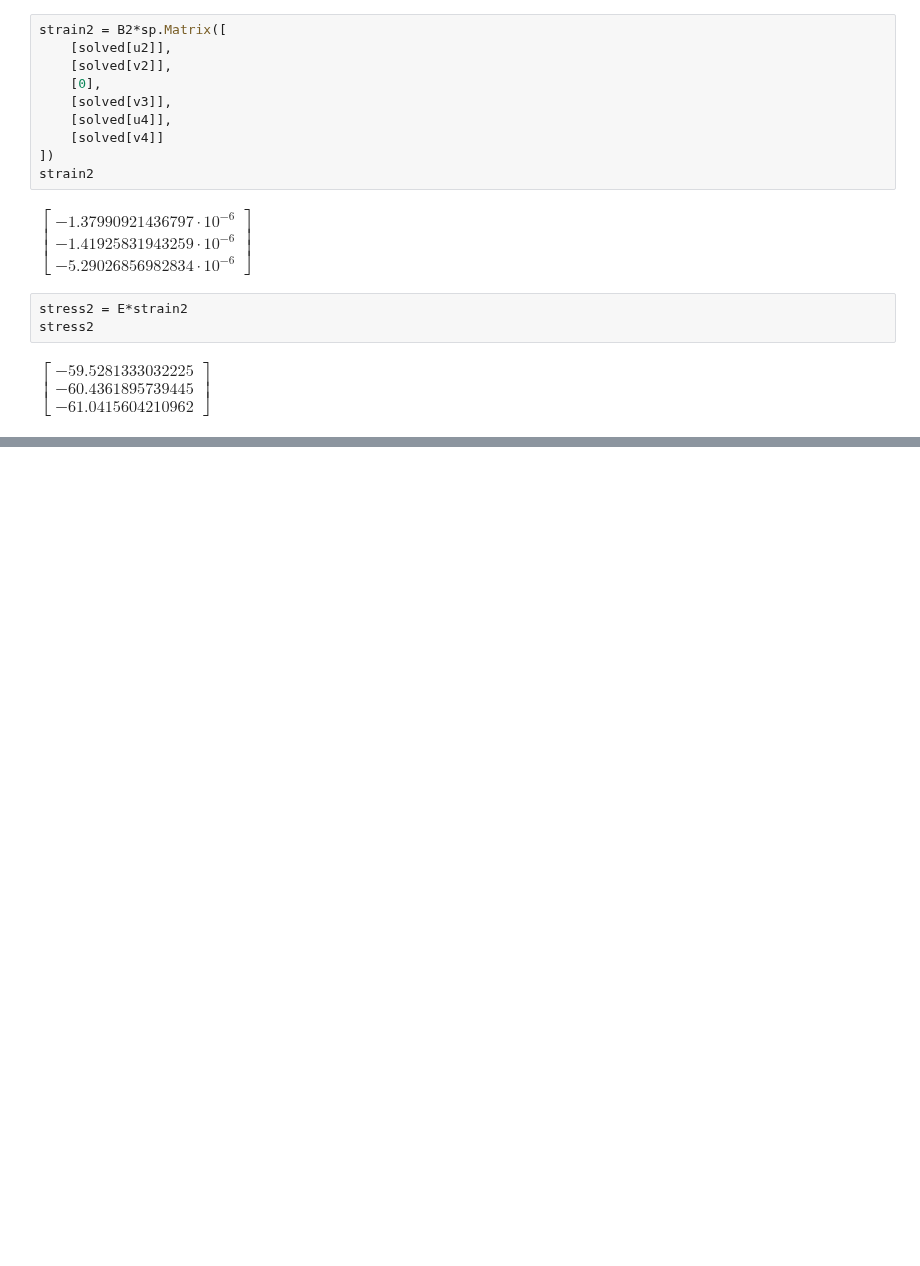
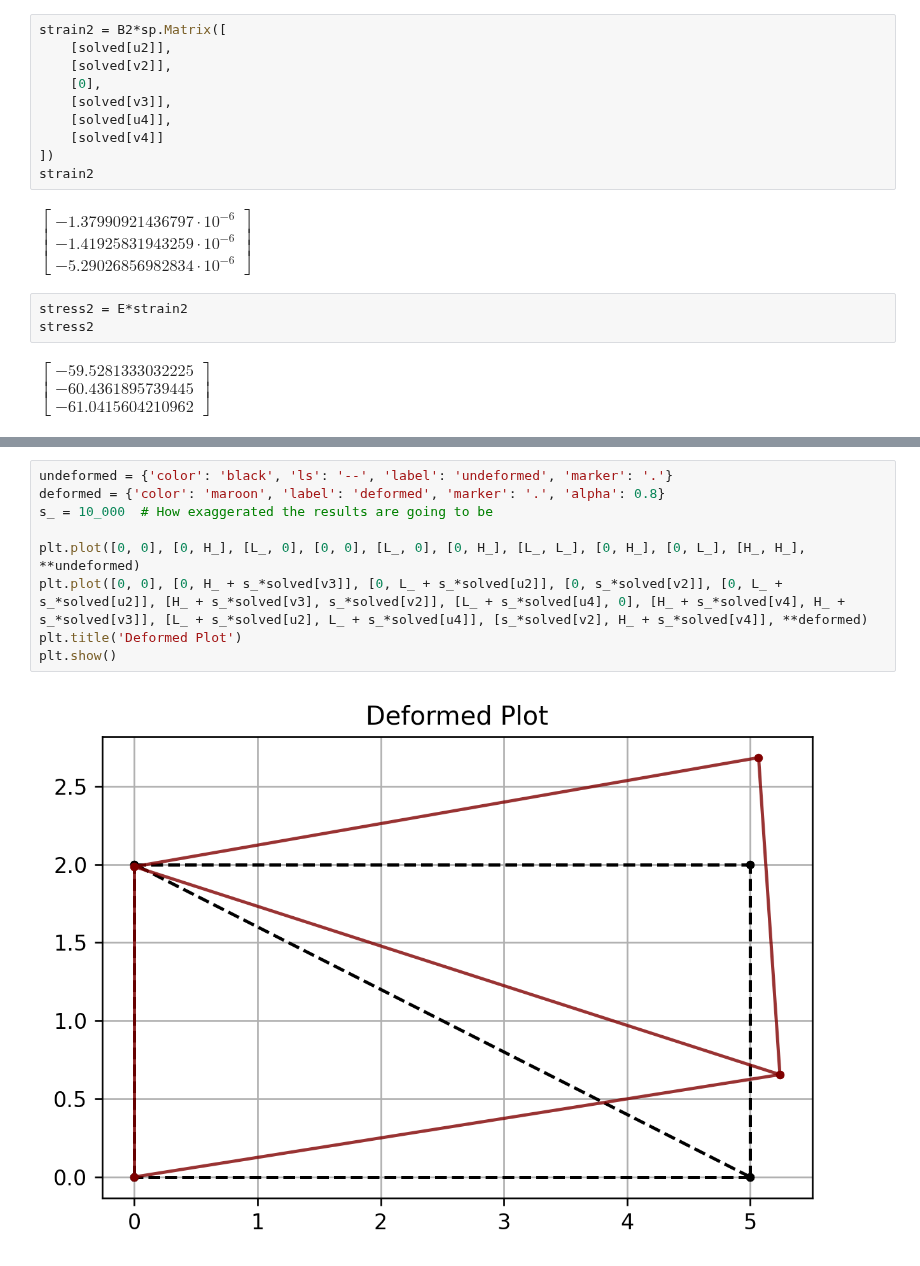
Before and after one commit to gabemorris12/Homework, a Jupyter notebook: FEA Homework 2.ipynb, the cells around one changed output, grey strips where cells are left out. Cells and saved outputs as stored; diff of their text form; blank space fills up the shorter version.

Commit message:
added deformed plot

```diff
--- a/FEA Homework 2.ipynb
+++ b/FEA Homework 2.ipynb
@@ -253,0 +254,11 @@ Remember, I changed the definition of the nodes to make things easier.
+# %%
+undeformed = {'color': 'black', 'ls': '--', 'label': 'undeformed', 'marker': '.'}
+deformed = {'color': 'maroon', 'label': 'deformed', 'marker': '.', 'alpha': 0.8}
+s_ = 10_000  # How exaggerated the results are going to be
+
+plt.plot([0, 0], [0, H_], [L_, 0], [0, 0], [L_, 0], [0, H_], [L_, L_], [0, H_], [0, L_], [H_, H_], **undeformed)
+plt.plot([0, 0], [0, H_ + s_*solved[v3]], [0, L_ + s_*solved[u2]], [0, s_*solved[v2]], [0, L_ + s_*solved[u2]], [H_ + s_*solved[v3], s_*solved[v2]], [L_ + s_*solved[u4], 0], [H_ + s_*solved[v4], H_ + s_*solved[v3]], [L_ + s_*solved[u2], L_ + s_*solved[u4]], [s_*solved[v2], H_ + s_*solved[v4]], **deformed)
+plt.title('Deformed Plot')
+plt.show()
+# %% [output]
+[figure, added]
```
Also changed, not shown: parts of 1 cell of this notebook, 1 other file.
